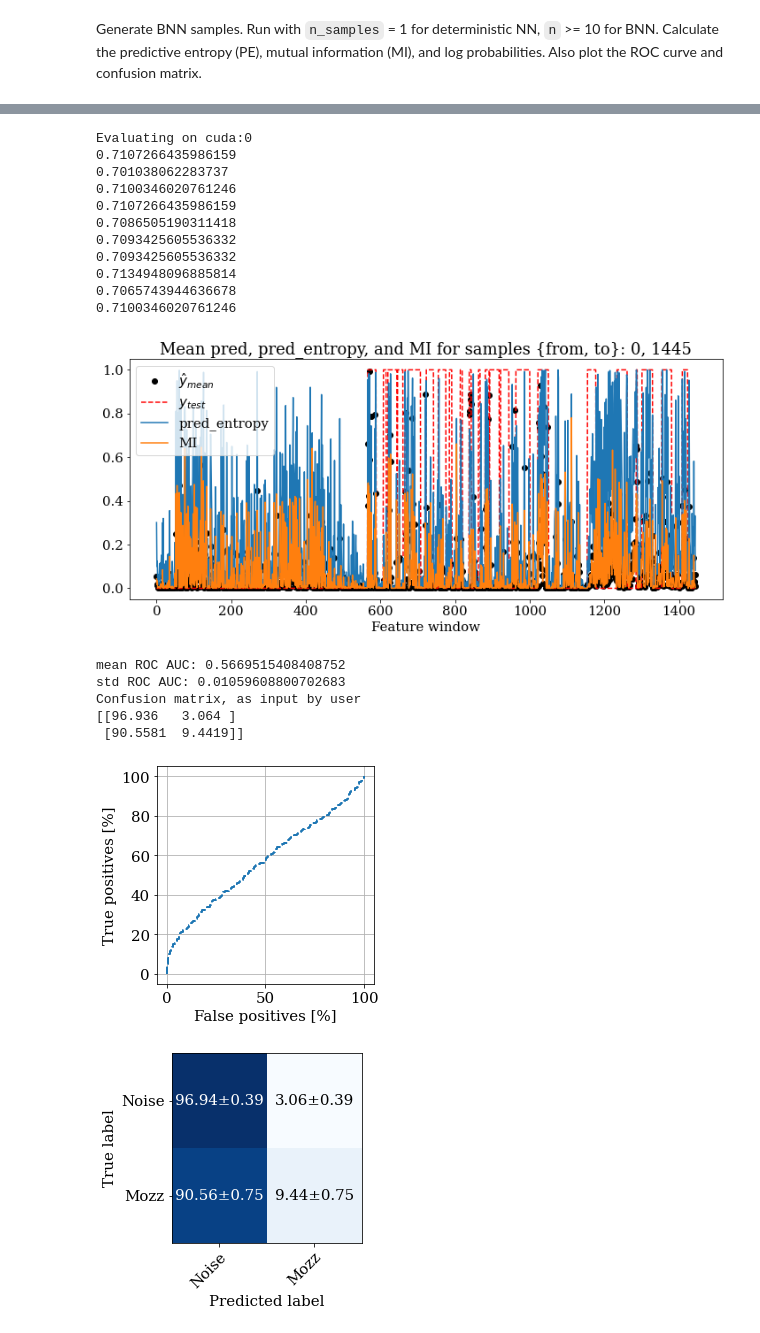
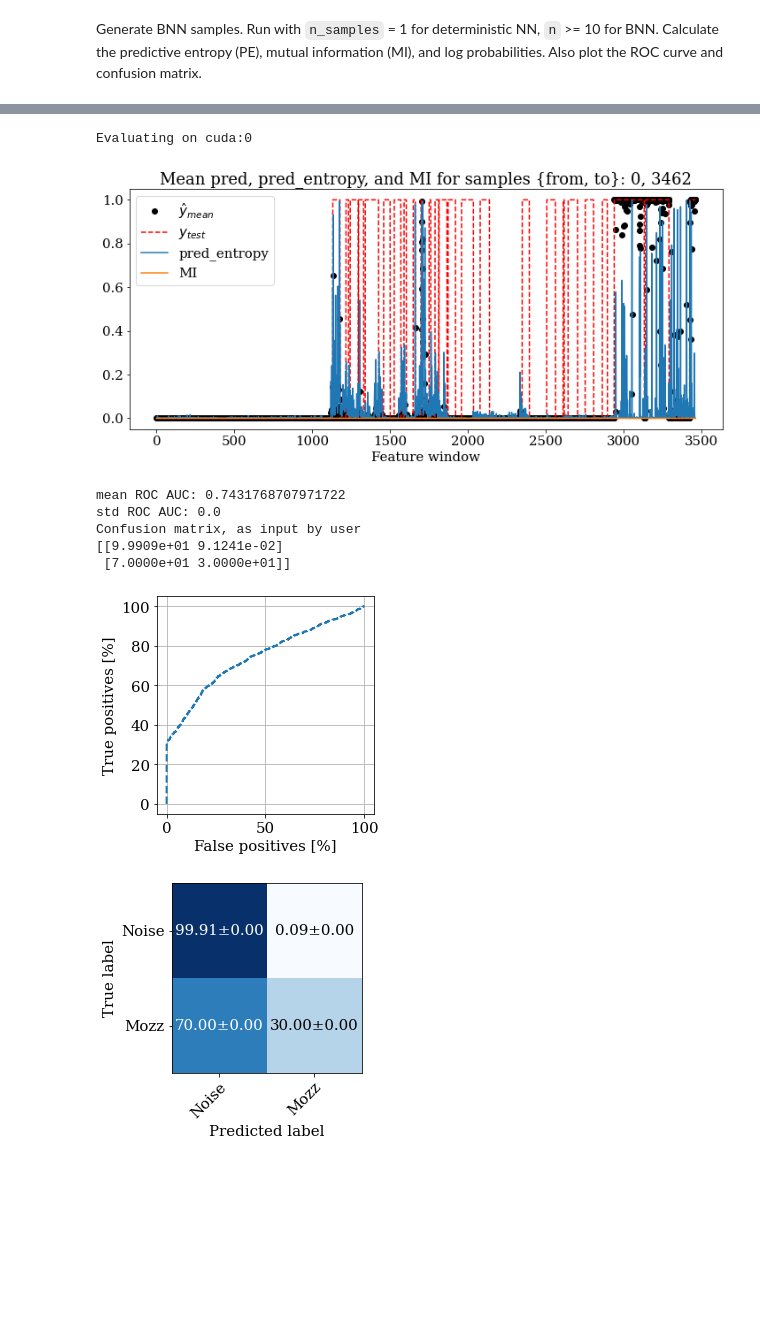
Before and after one commit to HumBug-Mosquito/HumBugDB, a Jupyter notebook: notebooks/main.ipynb, the cells around one changed output, grey strips where cells are left out. Drawn from its saved outputs; the diff is of its cells as text; code cells hidden in the pictures; blank space fills up the shorter version.

Commit message:
Full results for VGGish x all models, drafts for feature conversion and cross-model support, messy notebooks

```diff
--- a/notebooks/main.ipynb
+++ b/notebooks/main.ipynb
@@ -124,5 +175,5 @@ Epoch: 2, Train Loss: 0.69015539, Train Acc: 0.54516653, overrun_counter 2
 ## Step 4: Model evaluation
 # %%
 # Optional: laod test data and model only to avoid committing X_train to memory
-X_test_A, y_test_A, X_test_B, y_test_B = get_test_from_df(df_test_A, df_test_B, debug=True)
+X_test_A, y_test_A, X_test_B, y_test_B = get_test_from_df(df_test_A, df_test_B, pickle_name='vggish_feat_test_for_resize_keras.pickle', debug=True)
 # %% [output]
@@ -130,15 +210,34 @@ Loading test features found at: ..\outputs\features\vggish_feat_test.pickle
+# %%
+import pickle
+with open(os.path.join(config.dir_out, 'vggish_feat_test_for_resize_keras.pickle'), 'rb') as input_file:
+    log_mel_feat = pickle.load(input_file)
+
+    X_test_A = log_mel_feat['X_test_A']
+    y_test_A = log_mel_feat['y_test_A']
+    X_test_B = log_mel_feat['X_test_B']
+    y_test_B = log_mel_feat['y_test_B']
 # %%
 # PyTorch:
 # full_path = '../outputs/models/pytorch/'
 # model_name = 'neurips_2021_humbugdb_resnet50_bnn.pth'
 # model = load_model(full_path + model_name, model=ResnetDropoutFull())
 # Keras:
-# full_path = '../outputs/models/keras/'
+full_path = '../outputs/models/keras/'
 # model_name = 'neurips_2021_humbugdb_keras_bnn.hdf5'
+
+model_name= 'Win_30_Stride_5_2021_08_07_14_04_31-e60val_accuracy0.9652.hdf5'
+model = load_model(full_path + model_name)
+
+# #VGGish:
+# full_path = '../outputs/models/pytorch/'
+# model_name = 'model_e11_2021_08_04_00_45_31.pth'
+# # model_name = 'model_e0_2021_08_05_10_23_38.pth'
+
+# # ResNet50 Vggish
+
+# model_name = 'model_e17_2021_08_07_03_48_34.pth'
+
+
+# #ResNet18 VGGosj
+# model_name = 'model_e24_2021_08_07_13_16_10.pth'
 # model = load_model(full_path + model_name)
-
-#VGGish:
-full_path = '../outputs/models/pytorch/'
-# model_name = 'model_e11_2021_08_04_00_45_31.pth'
-model_name = 'model_e0_2021_08_05_10_23_38.pth'
-model = load_model(full_path + model_name, model=VGGishDropout(n_classes=2))
@@ -163,7 +353,7 @@ def evaluate_model(model, X_test, y_test, n_samples):
 
     y_test = torch.tensor(y_test).float()
     test_dataset = TensorDataset(x_test, y_test)
-    test_loader = DataLoader(test_dataset, batch_size=64, shuffle=False)
+    test_loader = DataLoader(test_dataset, batch_size=128, shuffle=False)
 
     y_preds_all = np.zeros([n_samples, len(y_test), 2])
     model.eval() # Important to not leak info from batch norm layers and cause other issues
@@ -178,7 +368,8 @@ def evaluate_model(model, X_test, y_test, n_samples):
             all_y.append(y.cpu().detach())
 
             all_y_pred.append(y_pred.cpu().detach())
-
+            print(np.shape(all_y_pred))
+            print(all_y_pred)
             del x
             del y
             del y_pred
@@ -209,23 +390,13 @@ Evaluating on cuda:0
 # %%
-y_preds_all = evaluate_model(model, X_test_B, y_test_B, n_samples =10)
-PE, MI, log_prob = get_results(y_preds_all,y_test_B, filename=model_name +'_Test_B')
+y_preds_all = evaluate_model(model, X_test_B, y_test_B, n_samples =1)
+PE, MI, log_prob = get_results(y_preds_all,y_test_B, filename='tmp'+ model_name +'_Test_B')
 # %% [output]
 Evaluating on cuda:0
-0.7107266435986159
-0.701038062283737
-0.7100346020761246
-0.7107266435986159
-0.7086505190311418
-0.7093425605536332
-0.7093425605536332
-0.7134948096885814
-0.7065743944636678
-0.7100346020761246
-[figure, old version]
+[figure, new version]
-mean ROC AUC: 0.5669515408408752
-std ROC AUC: 0.01059608800702683
+mean ROC AUC: 0.7431768707971722
+std ROC AUC: 0.0
 Confusion matrix, as input by user
-[[96.936   3.064 ]
- [90.5581  9.4419]]
+[[9.9909e+01 9.1241e-02]
+ [7.0000e+01 3.0000e+01]]
-[figure, old version]
+[figure, new version]
-[figure, old version]
+[figure, new version]
```
Also changed, not shown: parts of 27 cells of this notebook, 5 other files.
